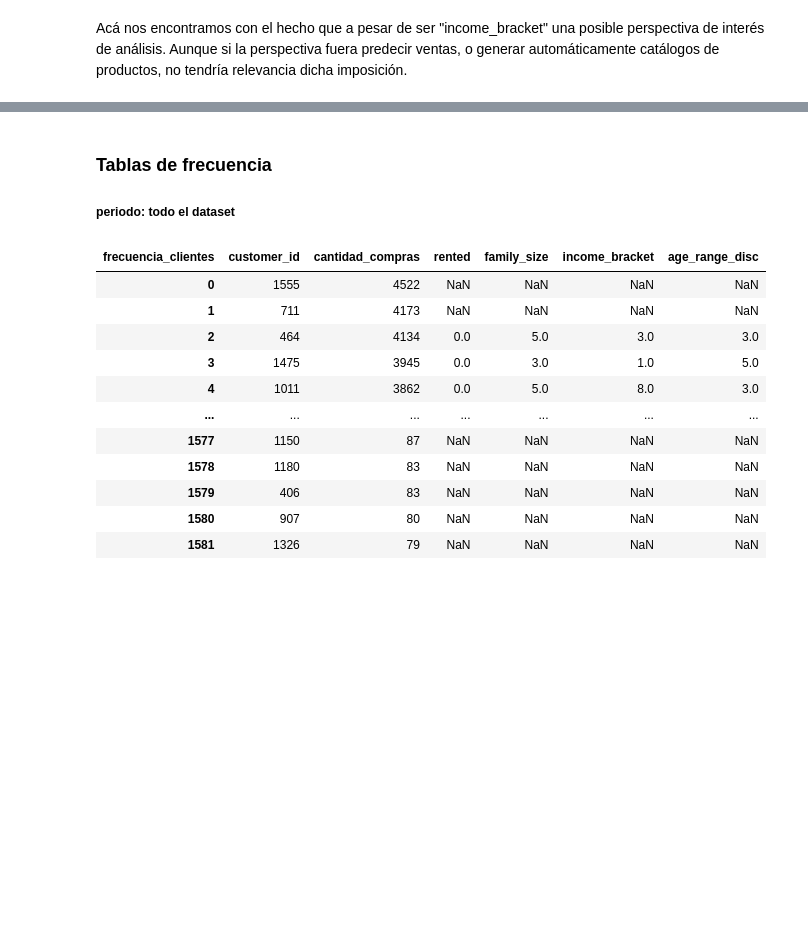
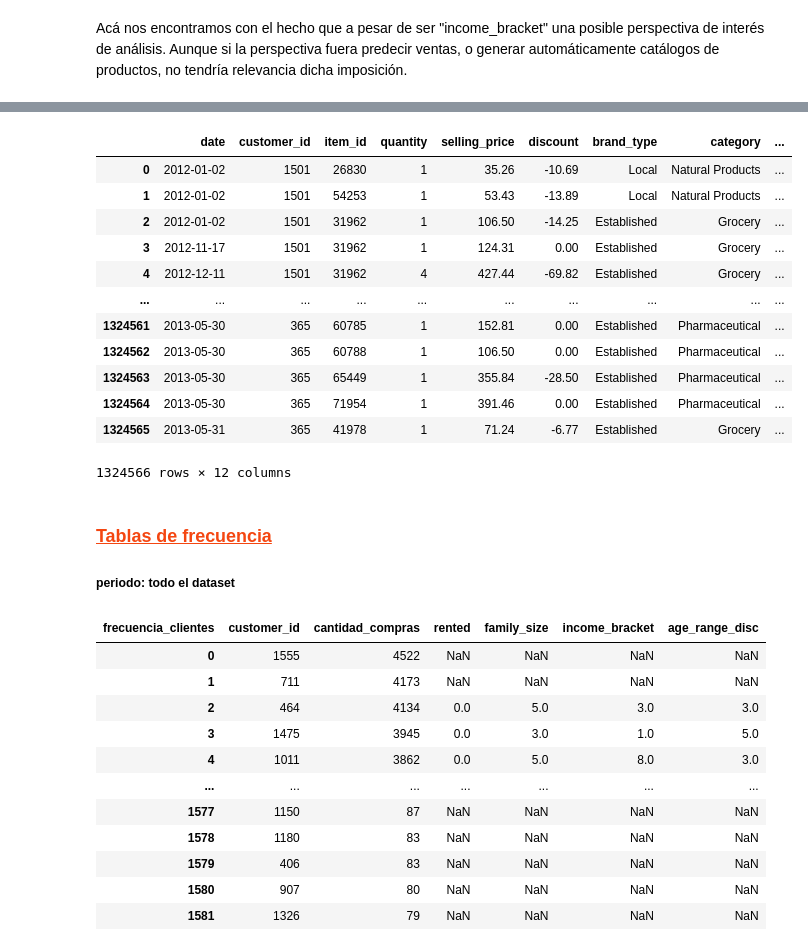
Before and after one commit to AgustinSt1990/tp_final, a Jupyter notebook: Presentacion_1_TPF.ipynb, the cells around one changed output, grey strips where cells are left out. Drawn from its saved outputs; the diff is of its cells as text; code cells hidden in the pictures; blank space fills up the shorter version.

```diff
--- a/Presentacion_1_TPF.ipynb
+++ b/Presentacion_1_TPF.ipynb
@@ -293,5 +277,22 @@ data
+# %%
+display (data)
+data.to_csv('data_tp_final.csv')
+# %% [output]
+|  | date | customer_id | item_id | quantity | selling_price | discount | brand_type | category | ... |
+| 0 | 2012-01-02 | 1501 | 26830 | 1 | 35.26 | -10.69 | Local | Natural Products | ... |
+| 1 | 2012-01-02 | 1501 | 54253 | 1 | 53.43 | -13.89 | Local | Natural Products | ... |
+| 2 | 2012-01-02 | 1501 | 31962 | 1 | 106.50 | -14.25 | Established | Grocery | ... |
+| 3 | 2012-11-17 | 1501 | 31962 | 1 | 124.31 | 0.00 | Established | Grocery | ... |
+| 4 | 2012-12-11 | 1501 | 31962 | 4 | 427.44 | -69.82 | Established | Grocery | ... |
+| ... | ... | ... | ... | ... | ... | ... | ... | ... | ... |
+| 1324561 | 2013-05-30 | 365 | 60785 | 1 | 152.81 | 0.00 | Established | Pharmaceutical | ... |
+| 1324562 | 2013-05-30 | 365 | 60788 | 1 | 106.50 | 0.00 | Established | Pharmaceutical | ... |
+| 1324563 | 2013-05-30 | 365 | 65449 | 1 | 355.84 | -28.50 | Established | Pharmaceutical | ... |
+| 1324564 | 2013-05-30 | 365 | 71954 | 1 | 391.46 | 0.00 | Established | Pharmaceutical | ... |
+| 1324565 | 2013-05-31 | 365 | 41978 | 1 | 71.24 | -6.77 | Established | Grocery | ... |
+1324566 rows × 12 columns
 # %% [markdown]
-### Tablas de frecuencia
+### <font color = #f44611><u>Tablas de frecuencia</u></font>
 
 ##### periodo: todo el dataset
 # %%
```
Also changed, not shown: parts of 13 cells of this notebook.
